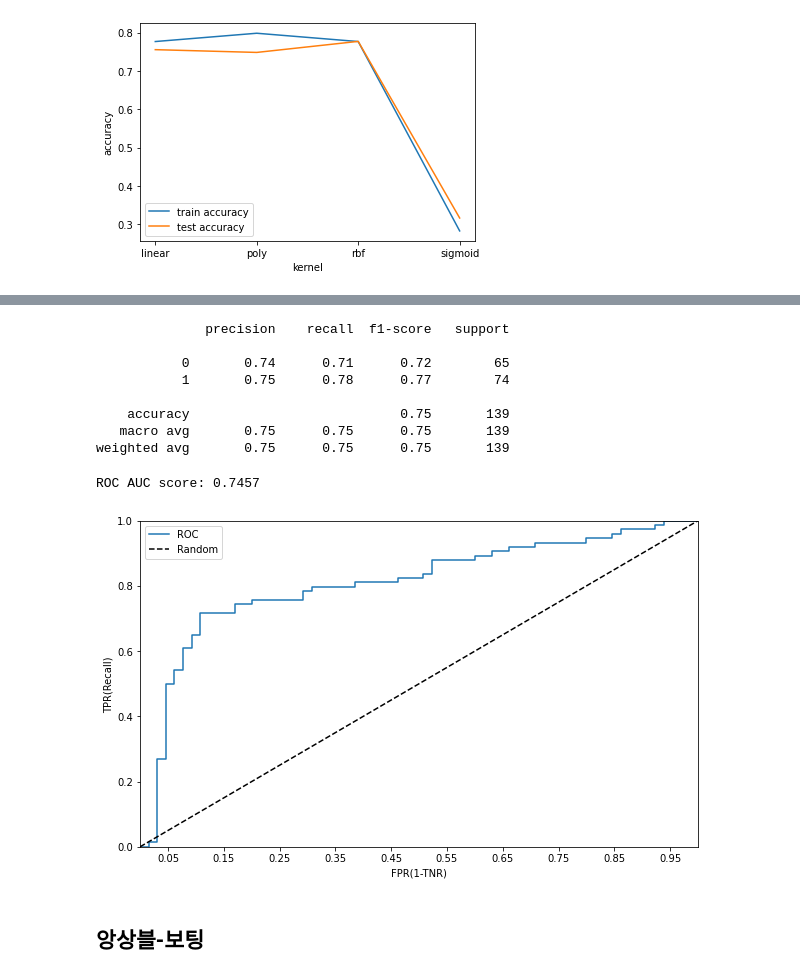
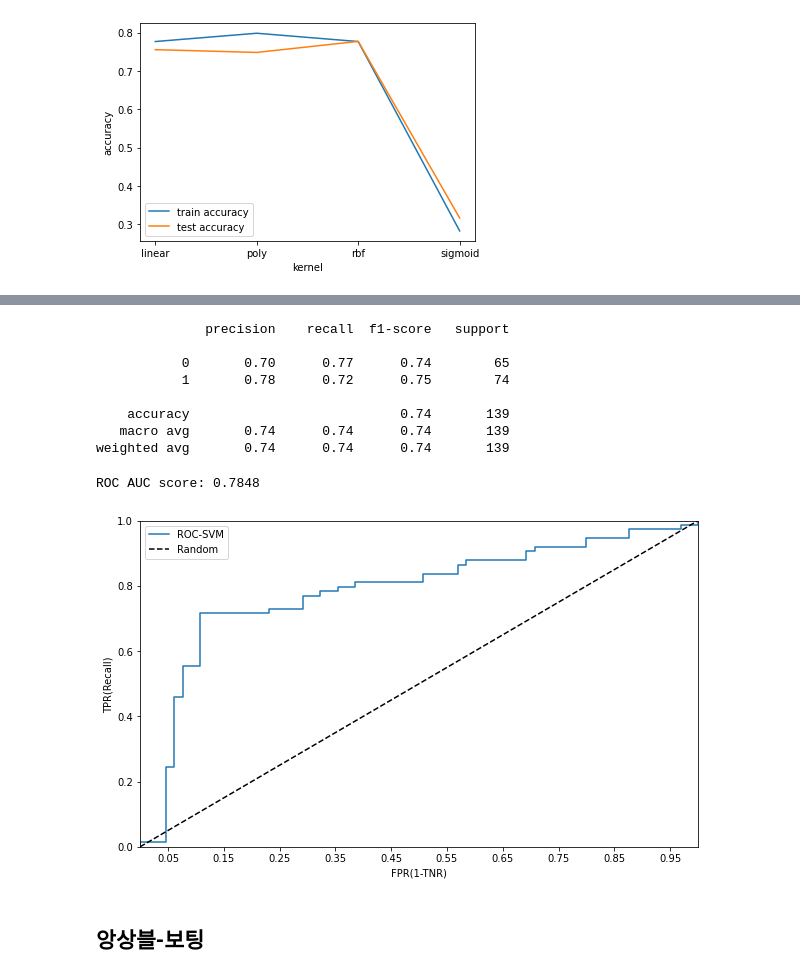
Before and after one commit to yoonyanghyun/predict_admin, a Jupyter notebook: 관리종목예측.ipynb, the cells around one changed output, grey strips where cells are left out. Saved outputs shown, nothing was run; the diff lists cells and outputs as text; code cells hidden in the pictures.

```diff
--- a/관리종목예측.ipynb
+++ b/관리종목예측.ipynb
@@ -827,13 +896,12 @@ plt.show()
 # GridSearchCV
 from sklearn.model_selection import GridSearchCV
 
-param_grid = {'C':[3.8,4,4.2,4.4,4.6],
+param_grid = {'C':[1.5,2,2.5,3,3.5,4],
               'gamma':['scale','auto'],
-              'kernel':['linear', 'poly', 'rbf', 'sigmoid'],
-              'degree':[3,4,5,6]
+              'kernel':['linear']
               }
 
-grid_search = GridSearchCV(model_svc, param_grid= param_grid, cv=3, scoring='accuracy', n_jobs=-1) # 3겹 교차검증을 정확도순으로 수행
+grid_search = GridSearchCV(model_svc, param_grid= param_grid, cv=5, scoring='accuracy', n_jobs=-1) # 5겹 교차검증을 정확도순으로 수행
 
 # 훈련
 grid_search.fit(X_train,y_train)
@@ -871,6 +939,6 @@ grid_scores_df
 # %%
 # 평가 데이터에서 GridSearch 결과 평가 수행
-model_svc = SVC(C=4, degree=3, gamma='scale', kernel='poly', probability=True) #{'C': 4, 'degree': 3, 'gamma': 'scale', 'kernel': 'poly'}
+model_svc = SVC(C=2.5, gamma='scale', kernel='linear', probability=True) #{'C': 2.5, 'gamma': 'scale', 'kernel': 'linear'}
 model_svc.fit(X_train,y_train)
 
 # 예측
@@ -883,7 +951,7 @@ print('평가데이터 정확도: {:.4f}'.format(accuracy_score(y_test,pred)))
 from sklearn.model_selection import cross_val_score, cross_validate
 
 # 성능지표는 정확도(accuracy)로, 교차 검증 세트는 3개
-scores = cross_val_score(model_svc, X, y, scoring='accuracy', cv=3)
+scores = cross_val_score(model_svc, X, y, scoring='accuracy', cv=5)
 
 # 교차검증에 대한 점수 출력
 print('CV 점수: {}'.format(np.round(scores,4)))
@@ -930,44 +998,45 @@ print(classification_report(y_test,pred))
 # %% [output]
               precision    recall  f1-score   support
 
-           0       0.74      0.71      0.72        65
-           1       0.75      0.78      0.77        74
+           0       0.70      0.77      0.74        65
+           1       0.78      0.72      0.75        74
 
-    accuracy                           0.75       139
-   macro avg       0.75      0.75      0.75       139
-weighted avg       0.75      0.75      0.75       139
+    accuracy                           0.74       139
+   macro avg       0.74      0.74      0.74       139
+weighted avg       0.74      0.74      0.74       139
 # %%
 # ROC, AUC 평가지표
 from sklearn.metrics import roc_curve
 from sklearn.metrics import roc_auc_score
 
+# FPR, TPR 계산
+pred_proba_class1_svm = model_svc.predict_proba(X_test)[:, 1]
+fprs_svm, tprs_svm, thresholds_svm = roc_curve(y_test, pred_proba_class1_svm)
+
 # ROC, AUC 계산
-roc_auc = roc_auc_score(y_test, pred)
+roc_auc_svm = roc_auc_score(y_test, pred_proba_class1_svm)
 
 # 시각화
-pred_proba_class1 = model_svc.predict_proba(X_test)[:, 1]
-fprs, tprs, thresholds = roc_curve(y_test, pred_proba_class1)
-
 plt.figure(figsize=(10,6))
 
-plt.plot(fprs, tprs, label='ROC')
+plt.plot(fprs_svm, tprs_svm, label='ROC-SVM')
 plt.plot([0,1],[0,1], '--k', label= 'Random')
 
 start, end = plt.xlim()
 
 plt.xticks(np.round(np.arange(start, end, 0.1), 2))
 plt.xlim(0,1)
 plt.ylim(0,1)
 
 plt.xlabel('FPR(1-TNR)')
 plt.ylabel('TPR(Recall)')
 plt.legend()
 
 # AUC 점수 출력
-print('ROC AUC score: {:.4f}'.format(roc_auc))
+print('ROC AUC score: {:.4f}'.format(roc_auc_svm))
 # %% [output]
-ROC AUC score: 0.7457
+ROC AUC score: 0.7848
-[figure, old version]
+[figure, new version]
 # %% [markdown]
 ## 앙상블-보팅
 # %%
```
Also changed, not shown: parts of 42 cells of this notebook.
